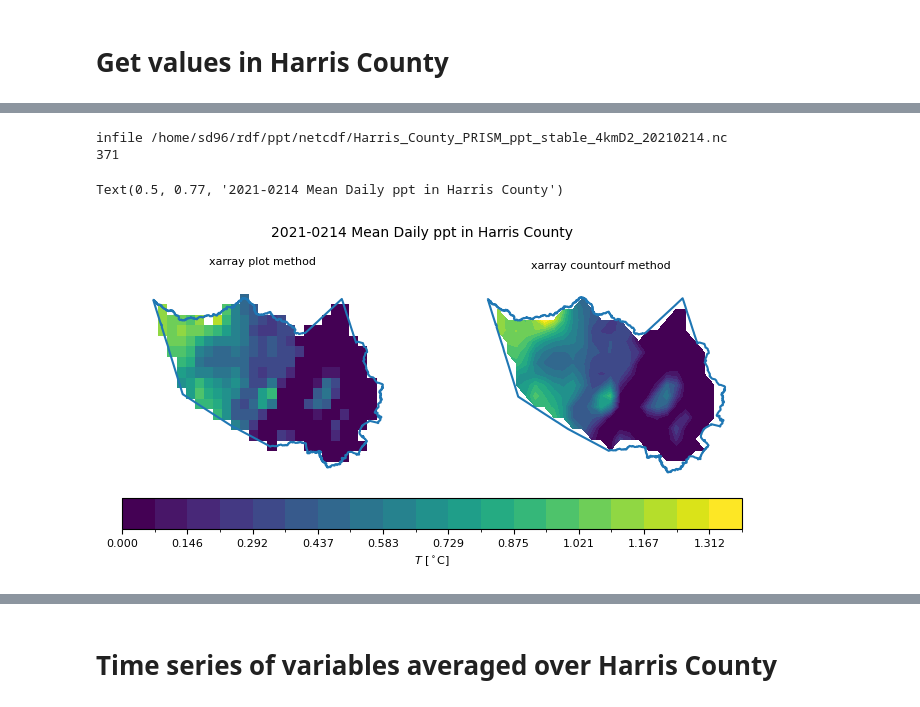
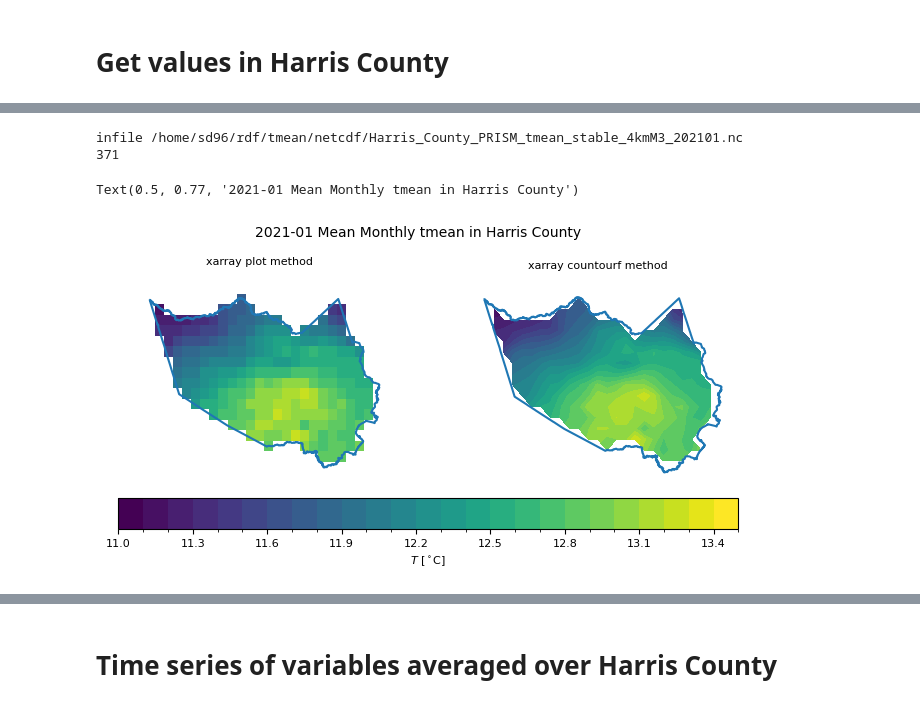
Before and after one commit to sd9616/wastewater, a Jupyter notebook: Monthly_PRISM_netcdf_calc_twbs.ipynb, the cells around one changed output, grey strips where cells are left out. Saved outputs shown, nothing was run; the diff lists cells and outputs as text; code cells hidden in the pictures.

```diff
--- a/Monthly_PRISM_netcdf_calc_twbs.ipynb
+++ b/Monthly_PRISM_netcdf_calc_twbs.ipynb
@@ -439,7 +442,7 @@ EPSG:4269
 ##### Read county shapefile from the HC Universal Services GIS Open Data Site #####
 # counties = gpd.read_file(shapefile)
 counties_shapefile_path = os.path.join(home, 'tl_2024_us_county', 'tl_2024_us_county.shp')
-counties_shapefile = gpd.read_file(counties_shapefile_path)
+counties = gpd.read_file(counties_shapefile_path)
 
 # ##### Filter for HC #####
 # HC = counties[counties.NAME == 'Harris']
@@ -449,14 +452,18 @@ HC = counties[(counties.NAME == 'Harris') & (counties.STATEFP == '48')]
 variables = ['tmean', 'tdmean', 'ppt']
 for var in variables:
     homedir = os.path.join(home, f'{var}', 'netcdf')
+
     print(f"sorting file in directory {homedir}")
-    files = glob.glob(os.path.join(home, homedir, 'PRISM*.nc'))
+
+    # Get all the monthly files
+    files = glob.glob(os.path.join(home, homedir, 'PRISM*M3*.nc'))
     files.sort()
 
 #     for f in files:
     for f in tqdm(files, desc=f"Processing {var}", unit="file"):
 
         filename = f.split('/')[-1].split('.')[0]
+        print(filename)
         outfile = os.path.join(home, homedir, f'Harris_County_{filename}.nc')
 
         if os.path.exists(outfile):
@@ -503,11 +532,11 @@ NameError: name 'counties' is not defined
 # Plot the Harris County data for 202101 to check
 HC_bounds = [-96.1, -94.8, 29.45, 30.25]
 
-var = 'ppt'
-date = '20210214'
+var = 'tmean'
+date = '202101'
 year = date[:4]
 mon = date[4:]
-datestr = f'{date}'
+datestr = pd.to_datetime(datestr, format="%Y%m")
 
 shapefile = os.path.join(home, 'tl_2024_us_county', 'tl_2024_us_county.shp')
 counties = gpd.read_file(shapefile)
@@ -516,35 +545,36 @@ fig, ax = plt.subplots(1,2, subplot_kw={'projection': ccrs.PlateCarree()}, figsi
 
 # ax.set_xlim(HC_bounds[0], HC_bounds[1])
 # ax.set_ylim(HC_bounds[2], HC_bounds[3])
 
 # Plot tmean
-infile = os.path.join(home, f'{var}', 'netcdf', f'Harris_County_PRISM_{var}_stable_4km{daily}_{date}.nc')
+infile = os.path.join(home, f'{var}', 'netcdf', f'Harris_County_PRISM_{var}_stable_4km{monthly}_{date}.nc')
 print(f'infile {infile}')
 ds = xr.open_dataset(infile)
 ds = ds.sel(time = datestr, lon = slice(HC_bounds[0], HC_bounds[1]), lat = slice(HC_bounds[2], HC_bounds[3]))
 vmin = float(ds[var].min())
 vmax = float(ds[var].max())
 levels = np.linspace(vmin, vmax, 20)
+levels = np.arange(11, 13.6, 0.1)
 # levels = np.arange(11, 13.6, 0.1)
 CS = ds[var].plot(x = 'lon', y = 'lat', ax = ax[0], add_colorbar = False, levels = levels)
 CS = ds[var].plot.contourf(x = 'lon', y = 'lat', ax = ax[1], add_colorbar = False, levels = levels)
 ax[0].set_title('xarray plot method')
 ax[1].set_title('xarray countourf method')
 
 print(np.isnan(ds[var].values).sum())  # Count NaNs
 
 # Plot HC boundary
 for i in range(2):
     counties = gpd.read_file(shapefile)
     HC = counties[(counties.NAME == 'Harris') & (counties.STATEFP == '48')]
     HC.boundary.plot(ax = ax[i])
 
     # Plot Characteristics
     ax[i].axis('off')
 plt.colorbar(CS, ax = ax, orientation = 'horizontal', pad = 0.04, label = r'$T$ [$^\circ$C]')
-plt.suptitle(f'{year}-{mon} Mean Daily {var} in Harris County', y=0.77, fontsize = 10)
+plt.suptitle(f'{year}-{mon} Mean Monthly {var} in Harris County', y=0.77, fontsize = 10)
 # %% [output]
-infile /home/sd96/rdf/ppt/netcdf/Harris_County_PRISM_ppt_stable_4kmD2_20210214.nc
+infile /home/sd96/rdf/tmean/netcdf/Harris_County_PRISM_tmean_stable_4kmM3_202101.nc
 371
-Text(0.5, 0.77, '2021-0214 Mean Daily ppt in Harris County')
+Text(0.5, 0.77, '2021-01 Mean Monthly tmean in Harris County')
-[figure, old version]
+[figure, new version]
```
Also changed, not shown: parts of 4 cells of this notebook, 1 other file.
